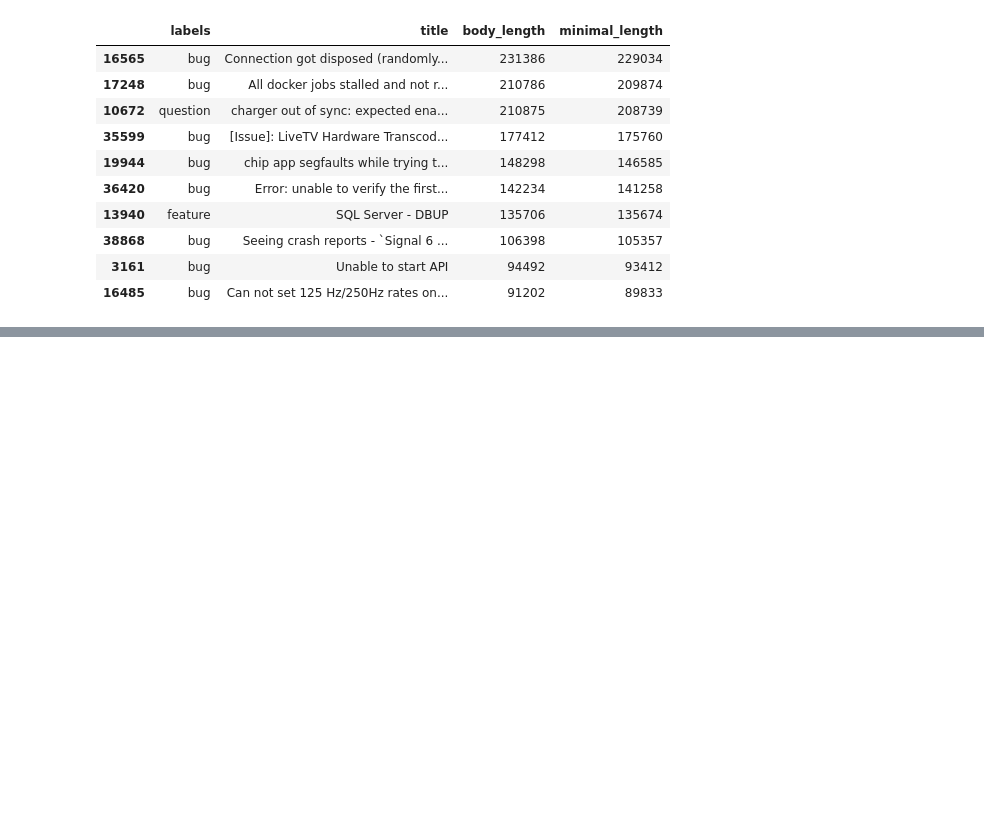
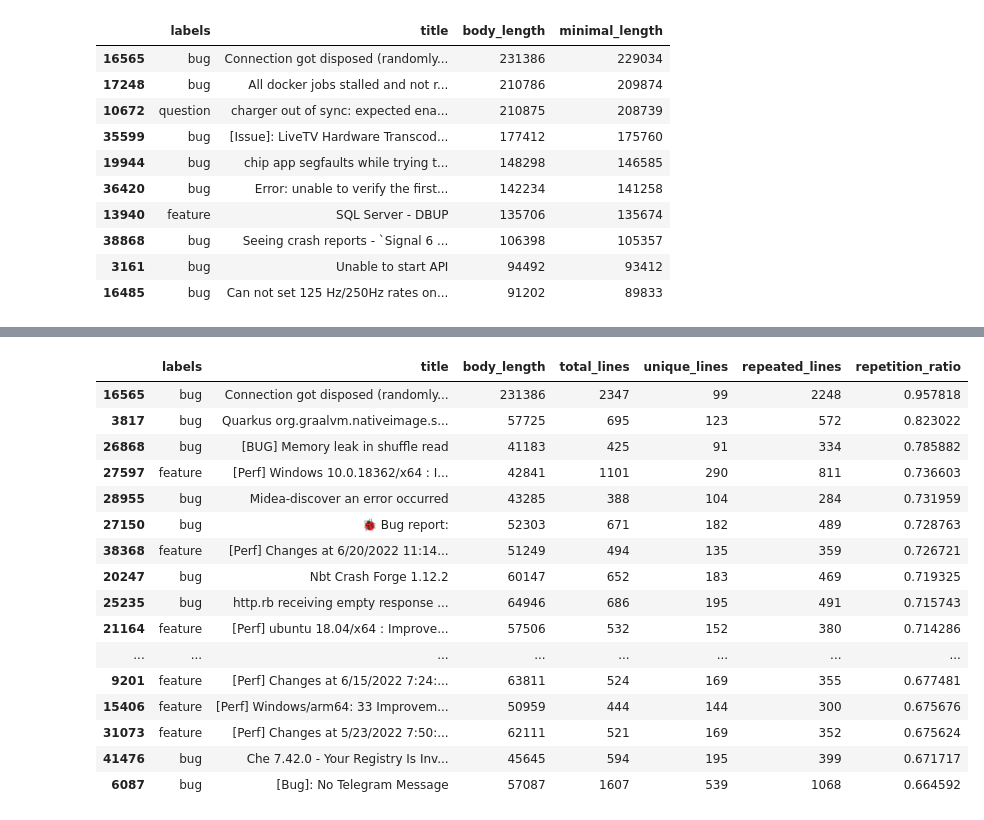
Before and after one commit to mazen-alasas/issue-intent, a Jupyter notebook: notebooks/03_structured_text_audit.ipynb, the cells around one changed output, grey strips where cells are left out. Saved outputs shown, nothing was run; the diff lists cells and outputs as text; code cells hidden in the pictures; blank space fills up the shorter version.

Commit message:
docs: analyze repeated content in long issue bodies

```diff
--- a/notebooks/03_structured_text_audit.ipynb
+++ b/notebooks/03_structured_text_audit.ipynb
@@ -696,0 +735,39 @@ display(
+# %%
+longest_issues = sample.nlargest(100, "body_length").copy()
+
+line_stats = longest_issues["body"].apply(analyze_line_repetition)
+line_stats = pd.DataFrame(line_stats.tolist(), index=longest_issues.index)
+
+longest_issues = longest_issues.join(line_stats)
+
+display(
+    longest_issues[
+        [
+            "labels",
+            "title",
+            "body_length",
+            "total_lines",
+            "unique_lines",
+            "repeated_lines",
+            "repetition_ratio",
+        ]
+    ].sort_values("repetition_ratio", ascending=False).head(20)
+)
+# %% [output]
+|  | labels | title | body_length | total_lines | unique_lines | repeated_lines | repetition_ratio |
+| 16565 | bug | Connection got disposed (randomly... | 231386 | 2347 | 99 | 2248 | 0.957818 |
+| 3817 | bug | Quarkus org.graalvm.nativeimage.s... | 57725 | 695 | 123 | 572 | 0.823022 |
+| 26868 | bug | [BUG] Memory leak in shuffle read | 41183 | 425 | 91 | 334 | 0.785882 |
+| 27597 | feature | [Perf] Windows 10.0.18362/x64 : I... | 42841 | 1101 | 290 | 811 | 0.736603 |
+| 28955 | bug | Midea-discover an error occurred | 43285 | 388 | 104 | 284 | 0.731959 |
+| 27150 | bug | 🐞 Bug report: | 52303 | 671 | 182 | 489 | 0.728763 |
+| 38368 | feature | [Perf] Changes at 6/20/2022 11:14... | 51249 | 494 | 135 | 359 | 0.726721 |
+| 20247 | bug | Nbt Crash Forge 1.12.2 | 60147 | 652 | 183 | 469 | 0.719325 |
+| 25235 | bug | http.rb receiving empty response ... | 64946 | 686 | 195 | 491 | 0.715743 |
+| 21164 | feature | [Perf] ubuntu 18.04/x64 : Improve... | 57506 | 532 | 152 | 380 | 0.714286 |
+| ... | ... | ... | ... | ... | ... | ... | ... |
+| 9201 | feature | [Perf] Changes at 6/15/2022 7:24:... | 63811 | 524 | 169 | 355 | 0.677481 |
+| 15406 | feature | [Perf] Windows/arm64: 33 Improvem... | 50959 | 444 | 144 | 300 | 0.675676 |
+| 31073 | feature | [Perf] Changes at 5/23/2022 7:50:... | 62111 | 521 | 169 | 352 | 0.675624 |
+| 41476 | bug | Che 7.42.0 - Your Registry Is Inv... | 45645 | 594 | 195 | 399 | 0.671717 |
+| 6087 | bug | [Bug]: No Telegram Message | 57087 | 1607 | 539 | 1068 | 0.664592 |
```
Also changed, not shown: parts of 3 cells of this notebook.
